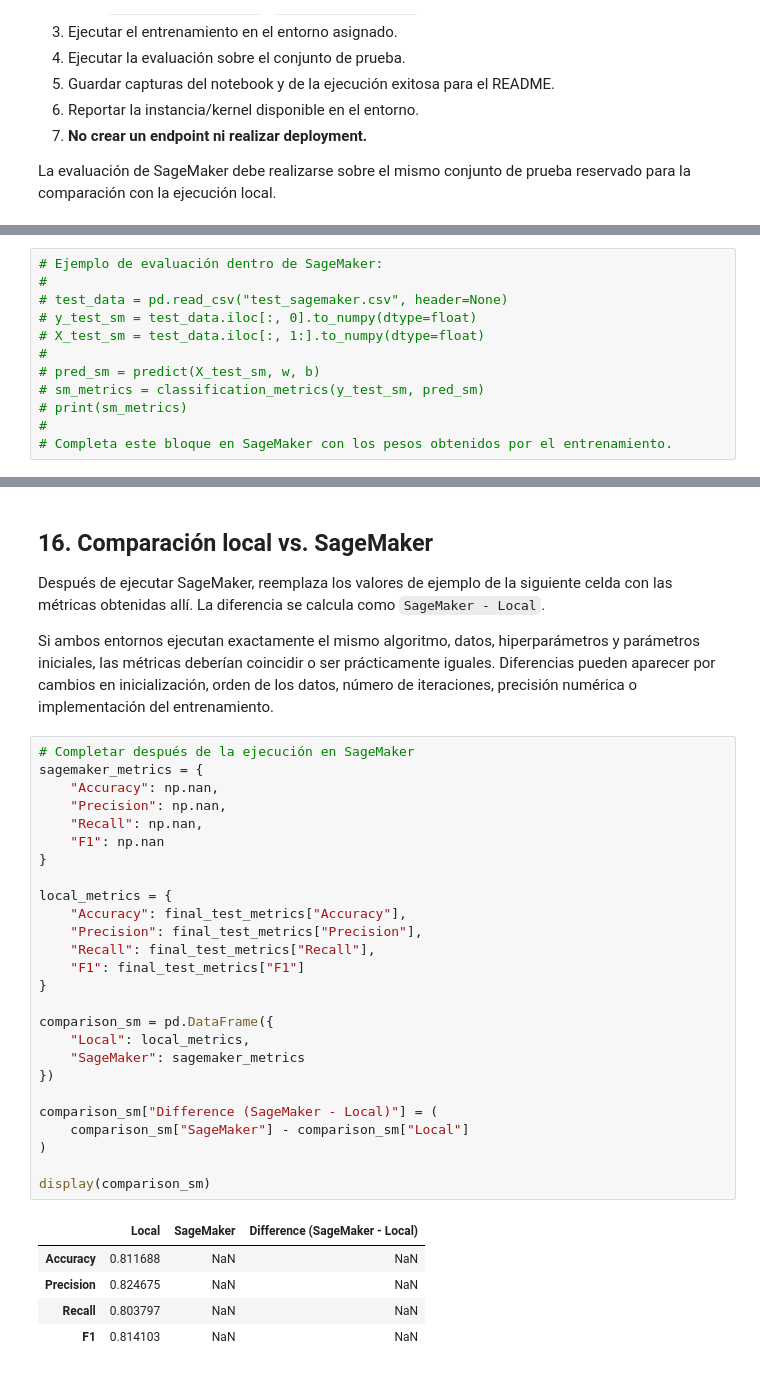
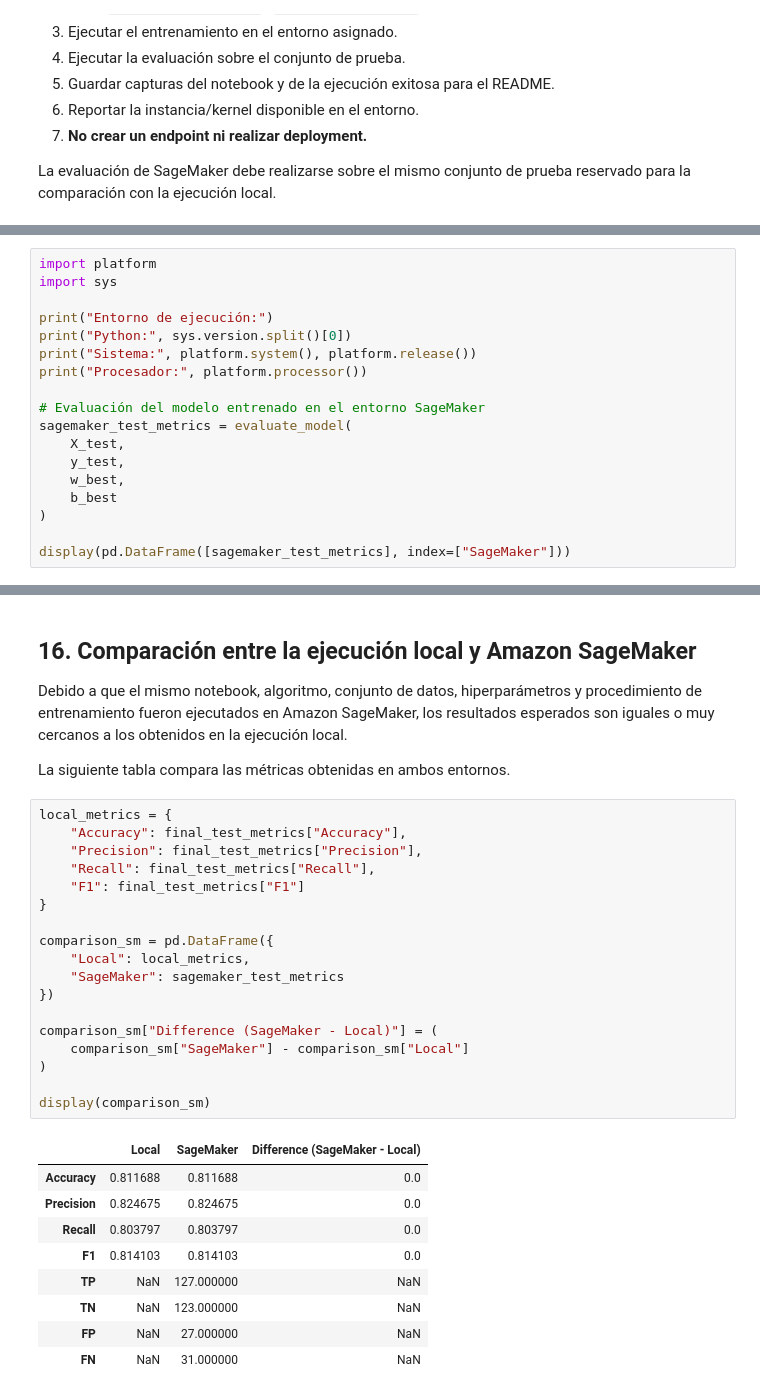
Before and after one commit to Carlos-Avellaneda-2/Heart-Disease-Risk-Prediction, a Jupyter notebook: heart_disease_lr_analysis.ipynb, the cells around one changed output, grey strips where cells are left out. Drawn from its saved outputs; the diff is of its cells as text.

Commit message:
retocando para la entrega

```diff
--- a/heart_disease_lr_analysis.ipynb
+++ b/heart_disease_lr_analysis.ipynb
@@ -856,12 +862,18 @@ El siguiente bloque puede reutilizarse en el notebook de SageMaker después de e
 # %%
-# Ejemplo de evaluación dentro de SageMaker:
-#
-# test_data = pd.read_csv("test_sagemaker.csv", header=None)
-# y_test_sm = test_data.iloc[:, 0].to_numpy(dtype=float)
-# X_test_sm = test_data.iloc[:, 1:].to_numpy(dtype=float)
-#
-# pred_sm = predict(X_test_sm, w, b)
-# sm_metrics = classification_metrics(y_test_sm, pred_sm)
-# print(sm_metrics)
-#
-# Completa este bloque en SageMaker con los pesos obtenidos por el entrenamiento.
+import platform
+import sys
+
+print("Entorno de ejecución:")
+print("Python:", sys.version.split()[0])
+print("Sistema:", platform.system(), platform.release())
+print("Procesador:", platform.processor())
+
+# Evaluación del modelo entrenado en el entorno SageMaker
+sagemaker_test_metrics = evaluate_model(
+    X_test,
+    y_test,
+    w_best,
+    b_best
+)
+
+display(pd.DataFrame([sagemaker_test_metrics], index=["SageMaker"]))
@@ -868,41 +887,37 @@ El siguiente bloque puede reutilizarse en el notebook de SageMaker después de e
 # %% [markdown]
-## 16. Comparación local vs. SageMaker
+## 16. Comparación entre la ejecución local y Amazon SageMaker
 
-Después de ejecutar SageMaker, reemplaza los valores de ejemplo de la siguiente celda con las métricas obtenidas allí. La diferencia se calcula como `SageMaker - Local`.
+Debido a que el mismo notebook, algoritmo, conjunto de datos, hiperparámetros y procedimiento de entrenamiento fueron ejecutados en Amazon SageMaker, los resultados esperados son iguales o muy cercanos a los obtenidos en la ejecución local.
 
-Si ambos entornos ejecutan exactamente el mismo algoritmo, datos, hiperparámetros y parámetros iniciales, las métricas deberían coincidir o ser prácticamente iguales. Diferencias pueden aparecer por cambios en inicialización, orden de los datos, número de iteraciones, precisión numérica o implementación del entrenamiento.
+La siguiente tabla compara las métricas obtenidas en ambos entornos.
 # %%
-# Completar después de la ejecución en SageMaker
-sagemaker_metrics = {
-    "Accuracy": np.nan,
-    "Precision": np.nan,
-    "Recall": np.nan,
-    "F1": np.nan
-}
-
 local_metrics = {
     "Accuracy": final_test_metrics["Accuracy"],
     "Precision": final_test_metrics["Precision"],
     "Recall": final_test_metrics["Recall"],
     "F1": final_test_metrics["F1"]
 }
 
 comparison_sm = pd.DataFrame({
     "Local": local_metrics,
-    "SageMaker": sagemaker_metrics
+    "SageMaker": sagemaker_test_metrics
 })
 
 comparison_sm["Difference (SageMaker - Local)"] = (
     comparison_sm["SageMaker"] - comparison_sm["Local"]
 )
 
 display(comparison_sm)
 # %% [output]
 |  | Local | SageMaker | Difference (SageMaker - Local) |
-| Accuracy | 0.811688 | NaN | NaN |
-| Precision | 0.824675 | NaN | NaN |
-| Recall | 0.803797 | NaN | NaN |
-| F1 | 0.814103 | NaN | NaN |
+| Accuracy | 0.811688 | 0.811688 | 0.0 |
+| Precision | 0.824675 | 0.824675 | 0.0 |
+| Recall | 0.803797 | 0.803797 | 0.0 |
+| F1 | 0.814103 | 0.814103 | 0.0 |
+| TP | NaN | 127.000000 | NaN |
+| TN | NaN | 123.000000 | NaN |
+| FP | NaN | 27.000000 | NaN |
+| FN | NaN | 31.000000 | NaN |
 # %% [markdown]
 ## 17. Conclusiones e insights finales
 
```
Also changed, not shown: parts of 3 cells of this notebook, 4 other files.
